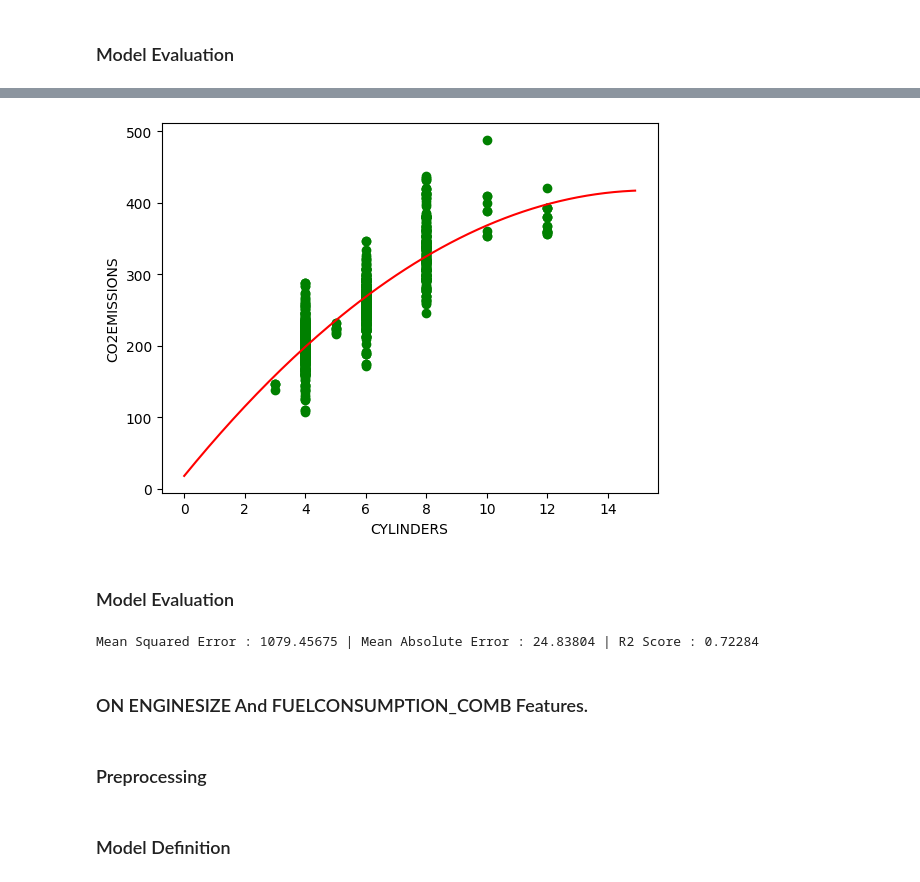
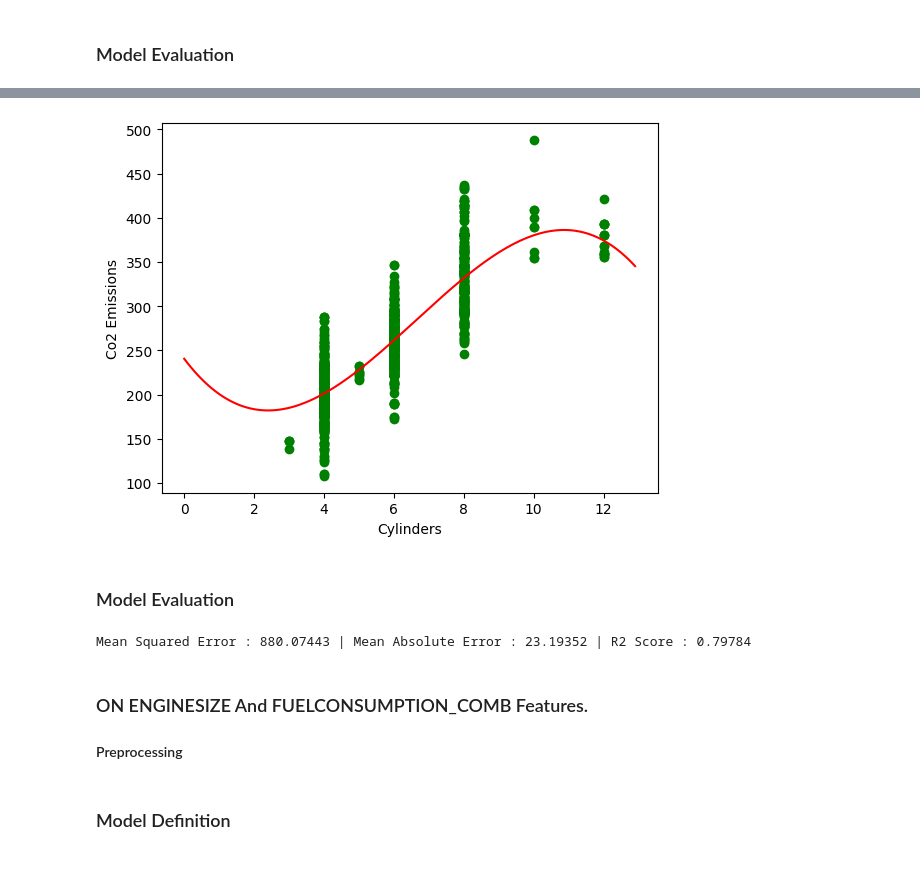
Before and after one commit to fahime9407/Machine-Learning-Path, a Jupyter notebook: regression/practicePoly.ipynb, the cells around one changed output, grey strips where cells are left out. Saved outputs shown, nothing was run; the diff lists cells and outputs as text; code cells hidden in the pictures.

```diff
--- a/regression/practicePoly.ipynb
+++ b/regression/practicePoly.ipynb
@@ -66,8 +65,0 @@ cdf.describe()
-# %%
-cdf = cdf.copy()
-
-mean_co2emission = cdf.groupby("VEHICLECLASS")["CO2EMISSIONS"].mean()
-cdf["VEHICLECLASS_encoded"] = cdf["VEHICLECLASS"].map(mean_co2emission)
-
-cdf.drop("VEHICLECLASS", axis=1, inplace=True)
-cdf.head(3)
@@ -124,8 +104,9 @@ y_train = np.asanyarray(train[["CO2EMISSIONS"]])
 
 x_test = np.asanyarray(test[["ENGINESIZE"]])
 y_test = np.asanyarray(test[["CO2EMISSIONS"]])
+# %%
+poly = PolynomialFeatures(degree=3)
 # %%
-poly = PolynomialFeatures(degree=2)
 x_train_poly = poly.fit_transform(x_train)
 x_test_poly = poly.transform(x_test)
 # %% [markdown]
@@ -173,8 +153,8 @@ y_test = np.asanyarray(test[["CO2EMISSIONS"]])
 x_train_poly = poly.fit_transform(x_train)
 x_test_poly = poly.transform(x_test)
 # %%
-model = LinearRegression()
-model.fit(x_train_poly, y_train)
+mymodel = LinearRegression()
+mymodel.fit(x_train_poly, y_train)
 
-print(f"intercept : {model.intercept_[0]} | coefficient : {model.coef_[0][0]}, coefficient : {model.coef_[0][1]}, coefficient : {model.coef_[0][2]}")
+print(f"Intercept : {mymodel.intercept_[0]} | Coefficient : {mymodel.coef_[0][0]}, {mymodel.coef_[0][1]}, {mymodel.coef_[0][2]}, {mymodel.coef_[0][3]}")
 # %% [output]
@@ -182,17 +162,17 @@ intercept : 17.999126437768183 | coefficient : 0.0, coefficient : 51.86864174688
 # %%
 plt.scatter(cdf["CYLINDERS"], cdf["CO2EMISSIONS"], color="green")
-x = np.arange(0, 15, 0.1)
-y = model.intercept_[0] + model.coef_[0][1] * x + model.coef_[0][2] * np.pow(x, 2)
+x = np.arange(0, 13, 0.1)
+y = mymodel.intercept_[0] + mymodel.coef_[0][1] * x + mymodel.coef_[0][2] * np.pow(x, 2) + mymodel.coef_[0][3] * np.pow(x, 3)
 plt.plot(x, y, color="red")
-plt.xlabel("CYLINDERS")
-plt.ylabel("CO2EMISSIONS")
+plt.xlabel("CYLINDERS".lower().title())
+plt.ylabel("CO2 EMISSIONS".lower().title())
 plt.show()
 # %% [output]
-[figure, old version]
+[figure, new version]
 # %% [markdown]
 ### Model Evaluation
 # %%
-y_pred = model.predict(x_test_poly)
+y_pred = mymodel.predict(x_test_poly)
 
 mse = np.mean((y_test - y_pred) ** 2)
 mae = np.mean(np.absolute(y_test - y_pred))
@@ -200,11 +180,10 @@ r2 = r2_score(y_test, y_pred)
 
 print(f"mean squared error : {mse:.5f} | mean absolute error : {mae:.5f} | r2 score : {r2:.5f}".title())
 # %% [output]
-Mean Squared Error : 1079.45675 | Mean Absolute Error : 24.83804 | R2 Score : 0.72284
+Mean Squared Error : 880.07443 | Mean Absolute Error : 23.19352 | R2 Score : 0.79784
 # %% [markdown]
 ### ON ENGINESIZE And FUELCONSUMPTION_COMB Features.
+#### Preprocessing
-# %% [markdown]
-### Preprocessing
 # %%
 x_train = np.asanyarray(train[["ENGINESIZE", "FUELCONSUMPTION_COMB"]])
 y_train = np.asanyarray(train[["CO2EMISSIONS"]])
```
Also changed, not shown: parts of 21 cells of this notebook.
